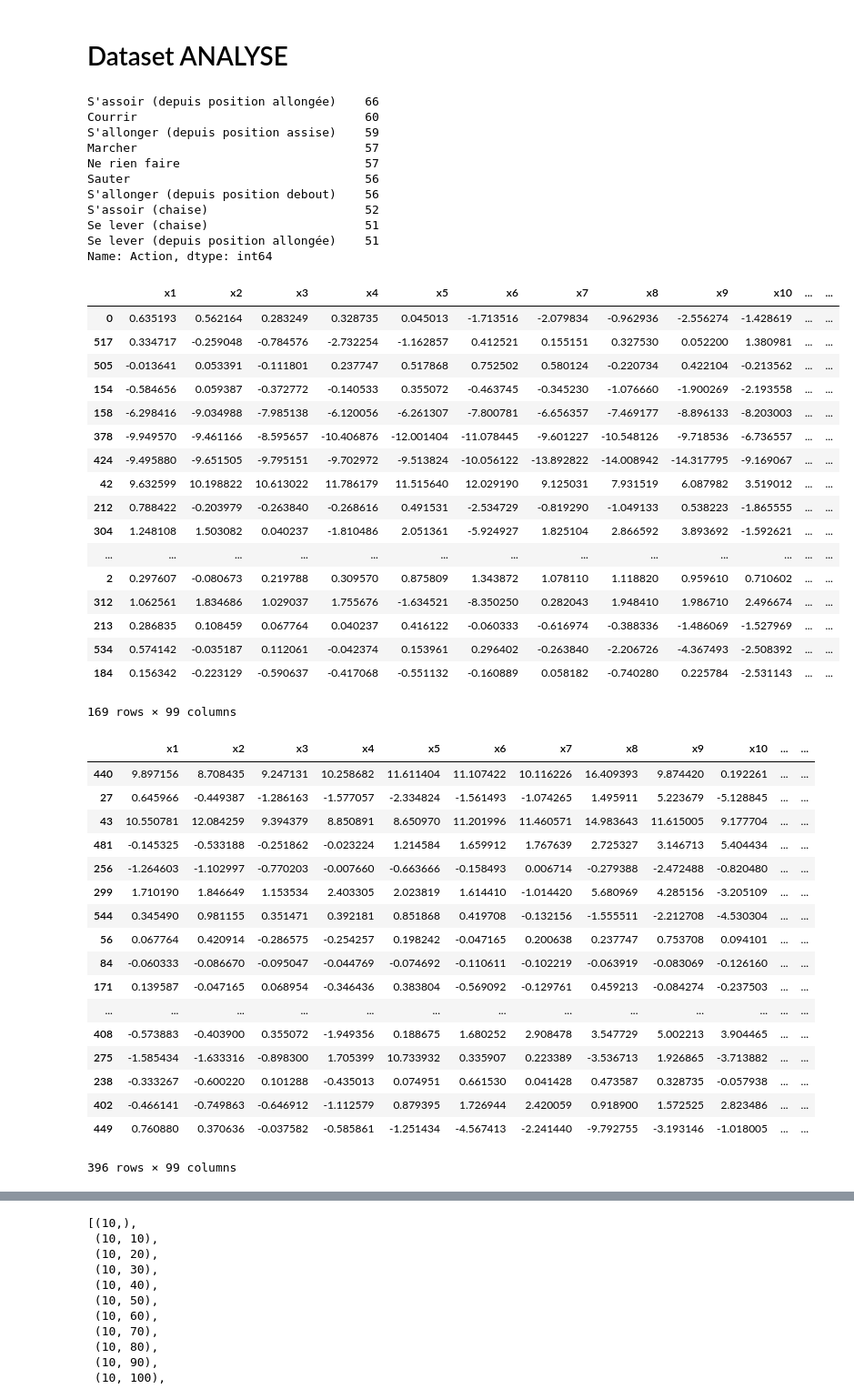
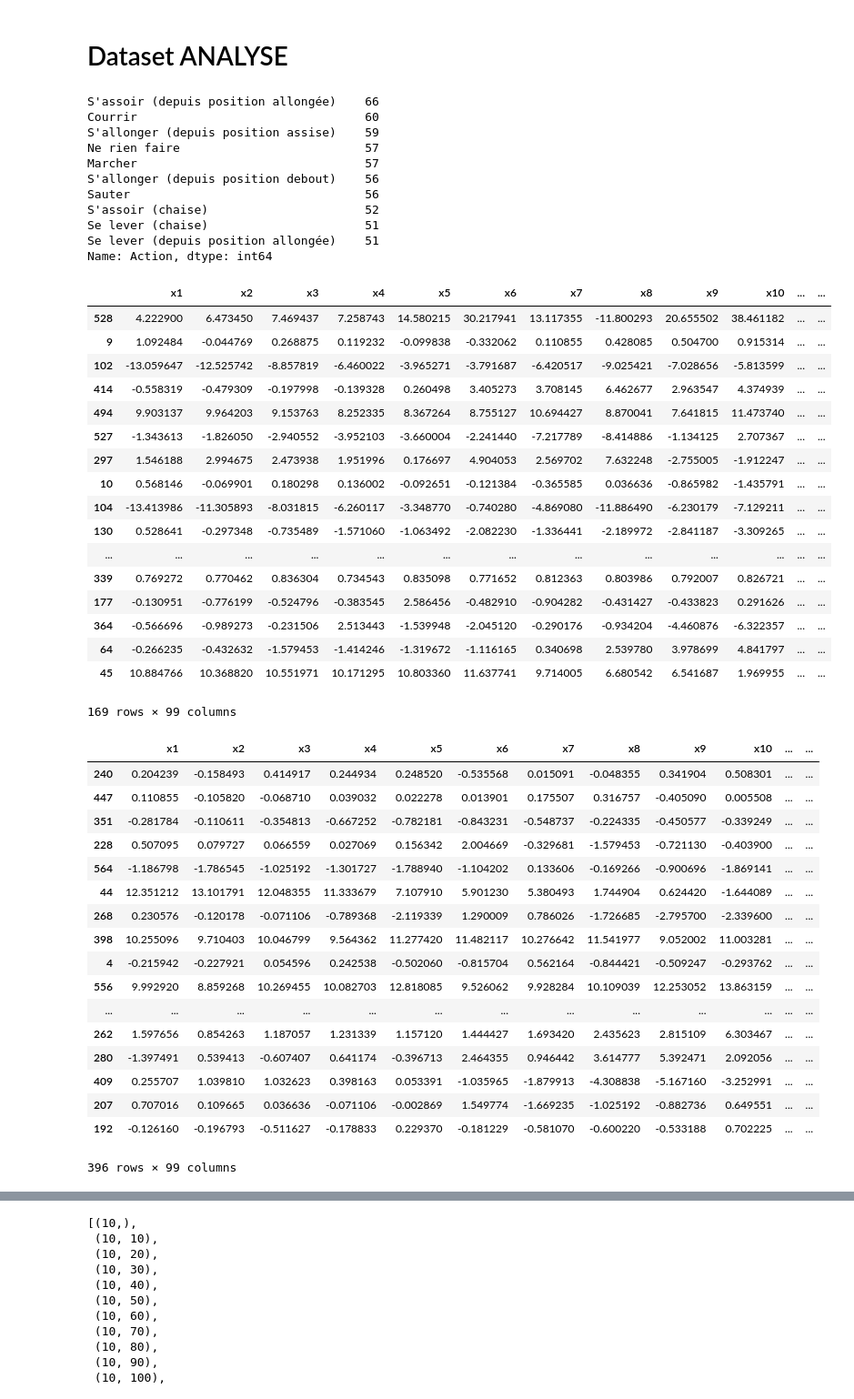
Before and after one commit to Asifadam93/UserActivityRecognition, a Jupyter notebook: Notebook_python/Dataset Analyse NPU.ipynb, the cells around one changed output, grey strips where cells are left out. Shown at 91% size. Drawn from its saved outputs; the diff is of its cells as text; code cells hidden in the pictures.

```diff
--- a/Notebook_python/Dataset Analyse NPU.ipynb
+++ b/Notebook_python/Dataset Analyse NPU.ipynb
@@ -283,54 +294,54 @@ source_train_analysed, source_test_analysed, cible_train_analysed, cible_test_an
 # %%
 #[print('classe ',i,' : ',sum(cible_train==i)) for i in cible_train.values]
 
-display(pd.Series.value_counts(activity_dataset_full['Action']))
+display(pd.Series.value_counts(activity_dataset_analysed['Action']))
 display(source_train_analysed, source_test_analysed, cible_train_analysed, cible_test_analysed)
 # %% [output]
 S'assoir (depuis position allongée)    66
 Courrir                                60
 S'allonger (depuis position assise)    59
+Ne rien faire                          57
 Marcher                                57
-Ne rien faire                          57
+S'allonger (depuis position debout)    56
 Sauter                                 56
-S'allonger (depuis position debout)    56
 S'assoir (chaise)                      52
 Se lever (chaise)                      51
 Se lever (depuis position allongée)    51
 Name: Action, dtype: int64
 |  | x1 | x2 | x3 | x4 | x5 | x6 | x7 | x8 | x9 | x10 | ... | ... |
-| 0 | 0.635193 | 0.562164 | 0.283249 | 0.328735 | 0.045013 | -1.713516 | -2.079834 | -0.962936 | -2.556274 | -1.428619 | ... | ... |
-| 517 | 0.334717 | -0.259048 | -0.784576 | -2.732254 | -1.162857 | 0.412521 | 0.155151 | 0.327530 | 0.052200 | 1.380981 | ... | ... |
-| 505 | -0.013641 | 0.053391 | -0.111801 | 0.237747 | 0.517868 | 0.752502 | 0.580124 | -0.220734 | 0.422104 | -0.213562 | ... | ... |
-| 154 | -0.584656 | 0.059387 | -0.372772 | -0.140533 | 0.355072 | -0.463745 | -0.345230 | -1.076660 | -1.900269 | -2.193558 | ... | ... |
-| 158 | -6.298416 | -9.034988 | -7.985138 | -6.120056 | -6.261307 | -7.800781 | -6.656357 | -7.469177 | -8.896133 | -8.203003 | ... | ... |
-| 378 | -9.949570 | -9.461166 | -8.595657 | -10.406876 | -12.001404 | -11.078445 | -9.601227 | -10.548126 | -9.718536 | -6.736557 | ... | ... |
-| 424 | -9.495880 | -9.651505 | -9.795151 | -9.702972 | -9.513824 | -10.056122 | -13.892822 | -14.008942 | -14.317795 | -9.169067 | ... | ... |
-| 42 | 9.632599 | 10.198822 | 10.613022 | 11.786179 | 11.515640 | 12.029190 | 9.125031 | 7.931519 | 6.087982 | 3.519012 | ... | ... |
-| 212 | 0.788422 | -0.203979 | -0.263840 | -0.268616 | 0.491531 | -2.534729 | -0.819290 | -1.049133 | 0.538223 | -1.865555 | ... | ... |
-| 304 | 1.248108 | 1.503082 | 0.040237 | -1.810486 | 2.051361 | -5.924927 | 1.825104 | 2.866592 | 3.893692 | -1.592621 | ... | ... |
+| 528 | 4.222900 | 6.473450 | 7.469437 | 7.258743 | 14.580215 | 30.217941 | 13.117355 | -11.800293 | 20.655502 | 38.461182 | ... | ... |
+| 9 | 1.092484 | -0.044769 | 0.268875 | 0.119232 | -0.099838 | -0.332062 | 0.110855 | 0.428085 | 0.504700 | 0.915314 | ... | ... |
+| 102 | -13.059647 | -12.525742 | -8.857819 | -6.460022 | -3.965271 | -3.791687 | -6.420517 | -9.025421 | -7.028656 | -5.813599 | ... | ... |
+| 414 | -0.558319 | -0.479309 | -0.197998 | -0.139328 | 0.260498 | 3.405273 | 3.708145 | 6.462677 | 2.963547 | 4.374939 | ... | ... |
+| 494 | 9.903137 | 9.964203 | 9.153763 | 8.252335 | 8.367264 | 8.755127 | 10.694427 | 8.870041 | 7.641815 | 11.473740 | ... | ... |
+| 527 | -1.343613 | -1.826050 | -2.940552 | -3.952103 | -3.660004 | -2.241440 | -7.217789 | -8.414886 | -1.134125 | 2.707367 | ... | ... |
+| 297 | 1.546188 | 2.994675 | 2.473938 | 1.951996 | 0.176697 | 4.904053 | 2.569702 | 7.632248 | -2.755005 | -1.912247 | ... | ... |
+| 10 | 0.568146 | -0.069901 | 0.180298 | 0.136002 | -0.092651 | -0.121384 | -0.365585 | 0.036636 | -0.865982 | -1.435791 | ... | ... |
+| 104 | -13.413986 | -11.305893 | -8.031815 | -6.260117 | -3.348770 | -0.740280 | -4.869080 | -11.886490 | -6.230179 | -7.129211 | ... | ... |
+| 130 | 0.528641 | -0.297348 | -0.735489 | -1.571060 | -1.063492 | -2.082230 | -1.336441 | -2.189972 | -2.841187 | -3.309265 | ... | ... |
 | ... | ... | ... | ... | ... | ... | ... | ... | ... | ... | ... | ... | ... |
-| 2 | 0.297607 | -0.080673 | 0.219788 | 0.309570 | 0.875809 | 1.343872 | 1.078110 | 1.118820 | 0.959610 | 0.710602 | ... | ... |
-| 312 | 1.062561 | 1.834686 | 1.029037 | 1.755676 | -1.634521 | -8.350250 | 0.282043 | 1.948410 | 1.986710 | 2.496674 | ... | ... |
-| 213 | 0.286835 | 0.108459 | 0.067764 | 0.040237 | 0.416122 | -0.060333 | -0.616974 | -0.388336 | -1.486069 | -1.527969 | ... | ... |
-| 534 | 0.574142 | -0.035187 | 0.112061 | -0.042374 | 0.153961 | 0.296402 | -0.263840 | -2.206726 | -4.367493 | -2.508392 | ... | ... |
-| 184 | 0.156342 | -0.223129 | -0.590637 | -0.417068 | -0.551132 | -0.160889 | 0.058182 | -0.740280 | 0.225784 | -2.531143 | ... | ... |
+| 339 | 0.769272 | 0.770462 | 0.836304 | 0.734543 | 0.835098 | 0.771652 | 0.812363 | 0.803986 | 0.792007 | 0.826721 | ... | ... |
+| 177 | -0.130951 | -0.776199 | -0.524796 | -0.383545 | 2.586456 | -0.482910 | -0.904282 | -0.431427 | -0.433823 | 0.291626 | ... | ... |
+| 364 | -0.566696 | -0.989273 | -0.231506 | 2.513443 | -1.539948 | -2.045120 | -0.290176 | -0.934204 | -4.460876 | -6.322357 | ... | ... |
+| 64 | -0.266235 | -0.432632 | -1.579453 | -1.414246 | -1.319672 | -1.116165 | 0.340698 | 2.539780 | 3.978699 | 4.841797 | ... | ... |
+| 45 | 10.884766 | 10.368820 | 10.551971 | 10.171295 | 10.803360 | 11.637741 | 9.714005 | 6.680542 | 6.541687 | 1.969955 | ... | ... |
 169 rows × 99 columns
 |  | x1 | x2 | x3 | x4 | x5 | x6 | x7 | x8 | x9 | x10 | ... | ... |
-| 440 | 9.897156 | 8.708435 | 9.247131 | 10.258682 | 11.611404 | 11.107422 | 10.116226 | 16.409393 | 9.874420 | 0.192261 | ... | ... |
-| 27 | 0.645966 | -0.449387 | -1.286163 | -1.577057 | -2.334824 | -1.561493 | -1.074265 | 1.495911 | 5.223679 | -5.128845 | ... | ... |
-| 43 | 10.550781 | 12.084259 | 9.394379 | 8.850891 | 8.650970 | 11.201996 | 11.460571 | 14.983643 | 11.615005 | 9.177704 | ... | ... |
-| 481 | -0.145325 | -0.533188 | -0.251862 | -0.023224 | 1.214584 | 1.659912 | 1.767639 | 2.725327 | 3.146713 | 5.404434 | ... | ... |
-| 256 | -1.264603 | -1.102997 | -0.770203 | -0.007660 | -0.663666 | -0.158493 | 0.006714 | -0.279388 | -2.472488 | -0.820480 | ... | ... |
-| 299 | 1.710190 | 1.846649 | 1.153534 | 2.403305 | 2.023819 | 1.614410 | -1.014420 | 5.680969 | 4.285156 | -3.205109 | ... | ... |
-| 544 | 0.345490 | 0.981155 | 0.351471 | 0.392181 | 0.851868 | 0.419708 | -0.132156 | -1.555511 | -2.212708 | -4.530304 | ... | ... |
-| 56 | 0.067764 | 0.420914 | -0.286575 | -0.254257 | 0.198242 | -0.047165 | 0.200638 | 0.237747 | 0.753708 | 0.094101 | ... | ... |
-| 84 | -0.060333 | -0.086670 | -0.095047 | -0.044769 | -0.074692 | -0.110611 | -0.102219 | -0.063919 | -0.083069 | -0.126160 | ... | ... |
-| 171 | 0.139587 | -0.047165 | 0.068954 | -0.346436 | 0.383804 | -0.569092 | -0.129761 | 0.459213 | -0.084274 | -0.237503 | ... | ... |
+| 240 | 0.204239 | -0.158493 | 0.414917 | 0.244934 | 0.248520 | -0.535568 | 0.015091 | -0.048355 | 0.341904 | 0.508301 | ... | ... |
+| 447 | 0.110855 | -0.105820 | -0.068710 | 0.039032 | 0.022278 | 0.013901 | 0.175507 | 0.316757 | -0.405090 | 0.005508 | ... | ... |
+| 351 | -0.281784 | -0.110611 | -0.354813 | -0.667252 | -0.782181 | -0.843231 | -0.548737 | -0.224335 | -0.450577 | -0.339249 | ... | ... |
+| 228 | 0.507095 | 0.079727 | 0.066559 | 0.027069 | 0.156342 | 2.004669 | -0.329681 | -1.579453 | -0.721130 | -0.403900 | ... | ... |
+| 564 | -1.186798 | -1.786545 | -1.025192 | -1.301727 | -1.788940 | -1.104202 | 0.133606 | -0.169266 | -0.900696 | -1.869141 | ... | ... |
+| 44 | 12.351212 | 13.101791 | 12.048355 | 11.333679 | 7.107910 | 5.901230 | 5.380493 | 1.744904 | 0.624420 | -1.644089 | ... | ... |
+| 268 | 0.230576 | -0.120178 | -0.071106 | -0.789368 | -2.119339 | 1.290009 | 0.786026 | -1.726685 | -2.795700 | -2.339600 | ... | ... |
+| 398 | 10.255096 | 9.710403 | 10.046799 | 9.564362 | 11.277420 | 11.482117 | 10.276642 | 11.541977 | 9.052002 | 11.003281 | ... | ... |
+| 4 | -0.215942 | -0.227921 | 0.054596 | 0.242538 | -0.502060 | -0.815704 | 0.562164 | -0.844421 | -0.509247 | -0.293762 | ... | ... |
+| 556 | 9.992920 | 8.859268 | 10.269455 | 10.082703 | 12.818085 | 9.526062 | 9.928284 | 10.109039 | 12.253052 | 13.863159 | ... | ... |
 | ... | ... | ... | ... | ... | ... | ... | ... | ... | ... | ... | ... | ... |
-| 408 | -0.573883 | -0.403900 | 0.355072 | -1.949356 | 0.188675 | 1.680252 | 2.908478 | 3.547729 | 5.002213 | 3.904465 | ... | ... |
-| 275 | -1.585434 | -1.633316 | -0.898300 | 1.705399 | 10.733932 | 0.335907 | 0.223389 | -3.536713 | 1.926865 | -3.713882 | ... | ... |
-| 238 | -0.333267 | -0.600220 | 0.101288 | -0.435013 | 0.074951 | 0.661530 | 0.041428 | 0.473587 | 0.328735 | -0.057938 | ... | ... |
-| 402 | -0.466141 | -0.749863 | -0.646912 | -1.112579 | 0.879395 | 1.726944 | 2.420059 | 0.918900 | 1.572525 | 2.823486 | ... | ... |
-| 449 | 0.760880 | 0.370636 | -0.037582 | -0.585861 | -1.251434 | -4.567413 | -2.241440 | -9.792755 | -3.193146 | -1.018005 | ... | ... |
+| 262 | 1.597656 | 0.854263 | 1.187057 | 1.231339 | 1.157120 | 1.444427 | 1.693420 | 2.435623 | 2.815109 | 6.303467 | ... | ... |
+| 280 | -1.397491 | 0.539413 | -0.607407 | 0.641174 | -0.396713 | 2.464355 | 0.946442 | 3.614777 | 5.392471 | 2.092056 | ... | ... |
+| 409 | 0.255707 | 1.039810 | 1.032623 | 0.398163 | 0.053391 | -1.035965 | -1.879913 | -4.308838 | -5.167160 | -3.252991 | ... | ... |
+| 207 | 0.707016 | 0.109665 | 0.036636 | -0.071106 | -0.002869 | 1.549774 | -1.669235 | -1.025192 | -0.882736 | 0.649551 | ... | ... |
+| 192 | -0.126160 | -0.196793 | -0.511627 | -0.178833 | 0.229370 | -0.181229 | -0.581070 | -0.600220 | -0.533188 | 0.702225 | ... | ... |
 396 rows × 99 columns
 |  | Action |
```
Also changed, not shown: parts of 21 cells of this notebook, 1 other file.
